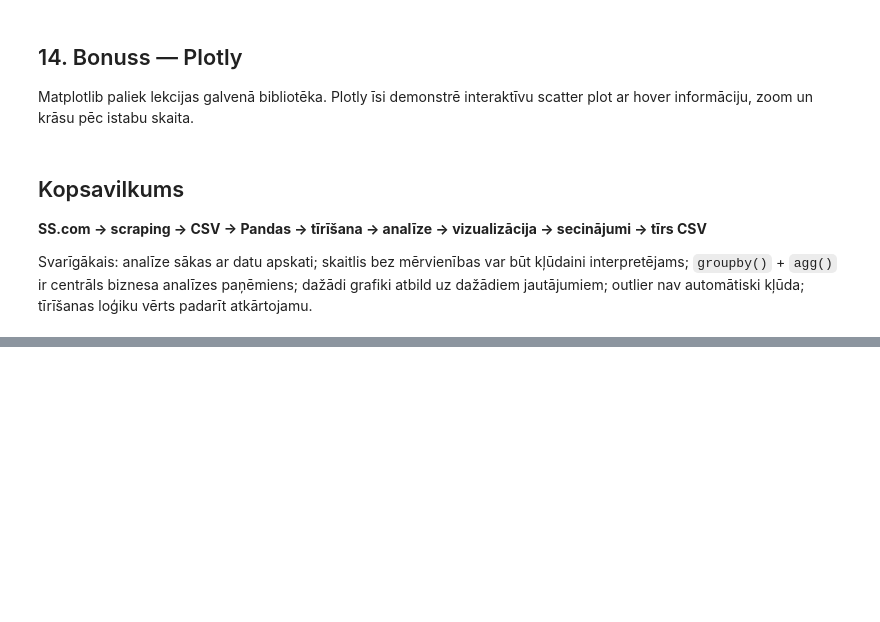
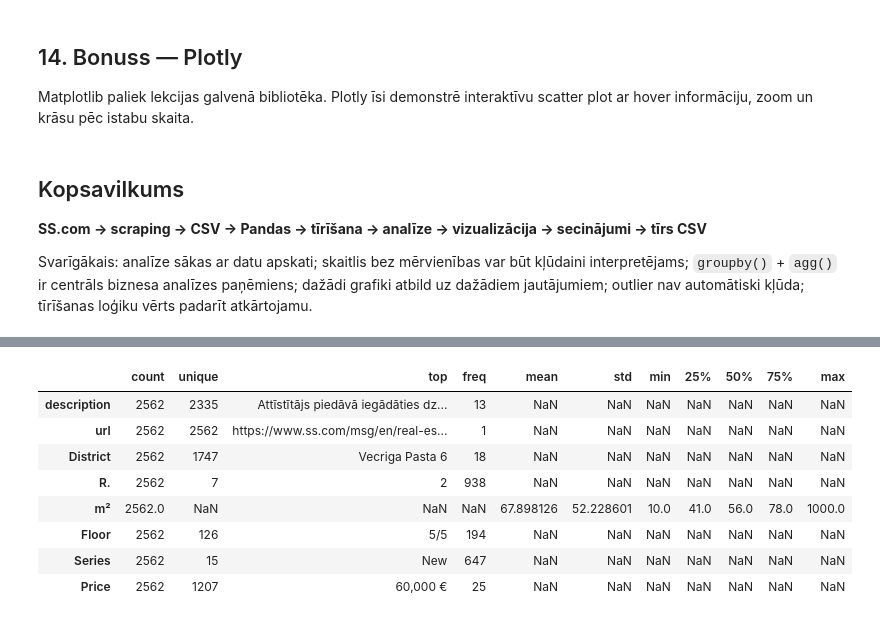
Before and after one commit to ValRCS/RTU_BDAA_Course_2026, a Jupyter notebook: notebooks/lecture_07_data_analysis_visualization/07_data_analysis_visualization.ipynb, the cells around one changed output, grey strips where cells are left out. Cells and saved outputs as stored; diff of their text form; code cells hidden in the pictures; blank space fills up the shorter version.

```diff
--- a/notebooks/lecture_07_data_analysis_visualization/07_data_analysis_visualization.ipynb
+++ b/notebooks/lecture_07_data_analysis_visualization/07_data_analysis_visualization.ipynb
@@ -637,3 +682,8 @@ fig.show()
 **SS.com → scraping → CSV → Pandas → tīrīšana → analīze → vizualizācija → secinājumi → tīrs CSV**
 
 Svarīgākais: analīze sākas ar datu apskati; skaitlis bez mērvienības var būt kļūdaini interpretējams; `groupby()` + `agg()` ir centrāls biznesa analīzes paņēmiens; dažādi grafiki atbild uz dažādiem jautājumiem; outlier nav automātiski kļūda; tīrīšanas loģiku vērts padarīt atkārtojamu.
+# %%
+# ielādejam visu rīgu
+riga = pd.read_excel("../../data/ss_flats_riga_all_sell_20260916_211916.xlsx")
+# izmērs
+riga.shape
@@ -639,0 +702,13 @@ Svarīgākais: analīze sākas ar datu apskati; skaitlis bez mērvienības var b
+# %%
+# describe
+riga.describe(include="all").T
+# %% [output]
+|  | count | unique | top | freq | mean | std | min | 25% | 50% | 75% | max |
+| description | 2562 | 2335 | Attīstītājs piedāvā iegādāties dz... | 13 | NaN | NaN | NaN | NaN | NaN | NaN | NaN |
+| url | 2562 | 2562 | https://www.ss.com/msg/en/real-es... | 1 | NaN | NaN | NaN | NaN | NaN | NaN | NaN |
+| District | 2562 | 1747 | Vecriga Pasta 6 | 18 | NaN | NaN | NaN | NaN | NaN | NaN | NaN |
+| R. | 2562 | 7 | 2 | 938 | NaN | NaN | NaN | NaN | NaN | NaN | NaN |
+| m² | 2562.0 | NaN | NaN | NaN | 67.898126 | 52.228601 | 10.0 | 41.0 | 56.0 | 78.0 | 1000.0 |
+| Floor | 2562 | 126 | 5/5 | 194 | NaN | NaN | NaN | NaN | NaN | NaN | NaN |
+| Series | 2562 | 15 | New | 647 | NaN | NaN | NaN | NaN | NaN | NaN | NaN |
+| Price | 2562 | 1207 | 60,000 € | 25 | NaN | NaN | NaN | NaN | NaN | NaN | NaN |
```
Also changed, not shown: parts of 7 cells of this notebook, 2 other files.
